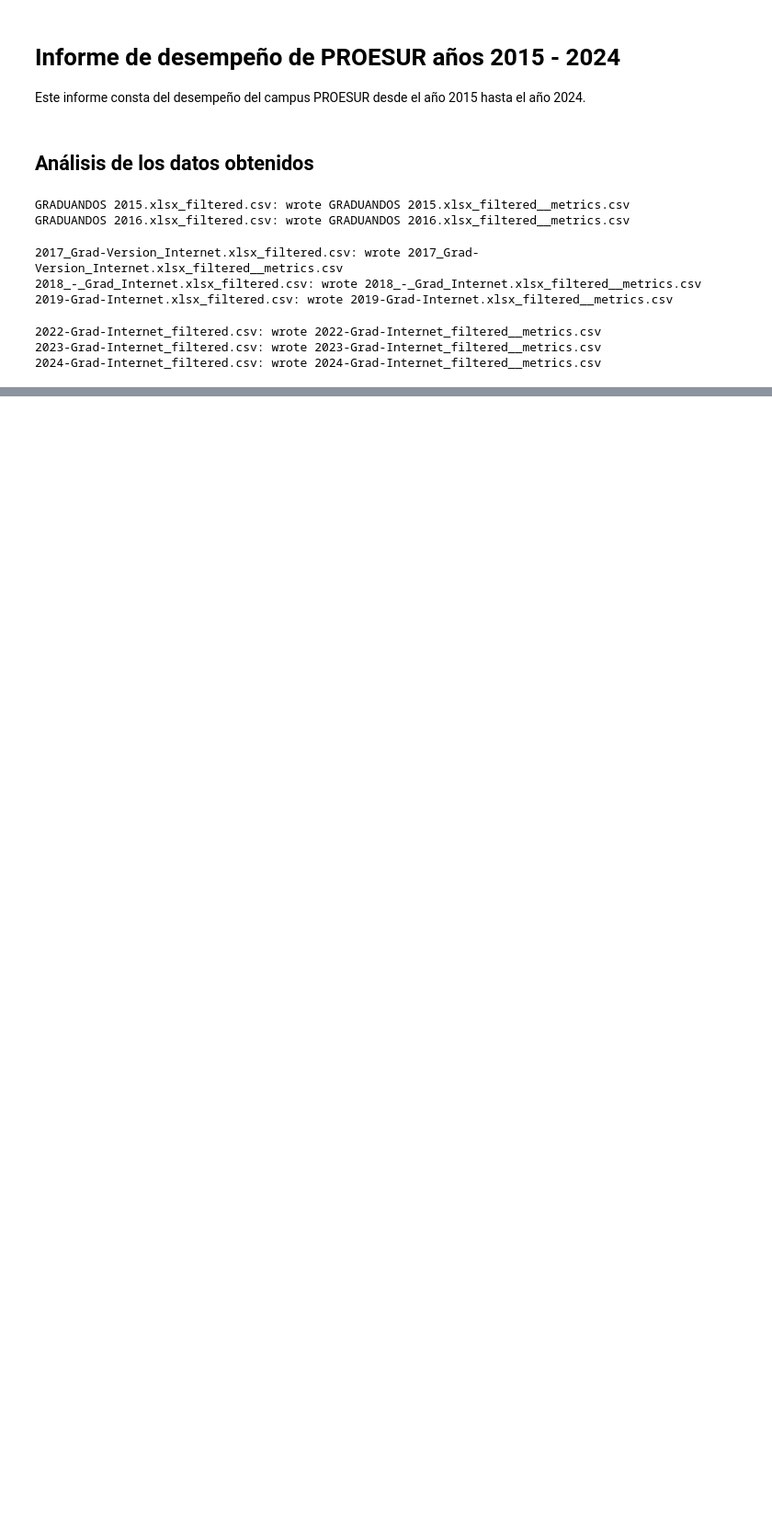
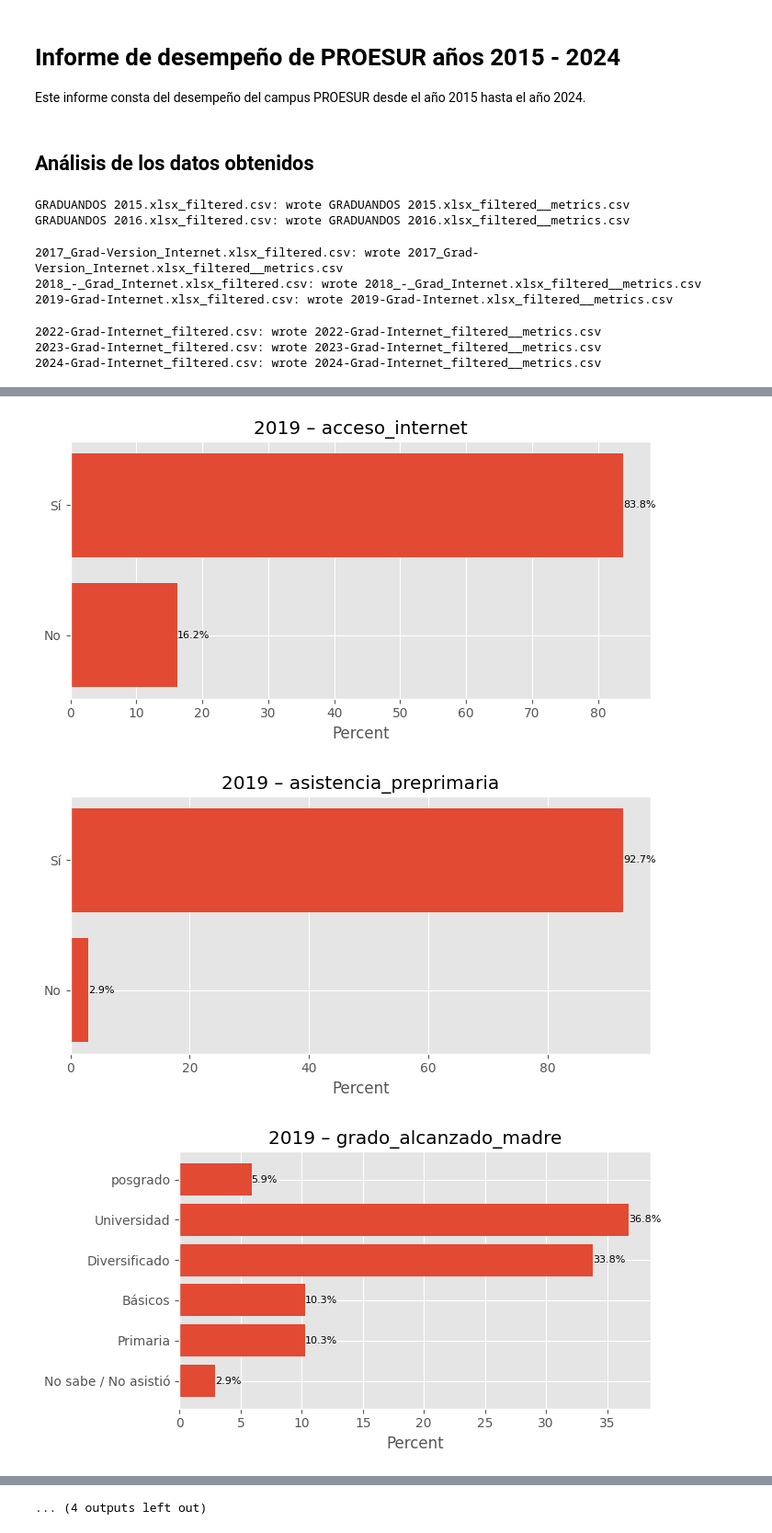
Before and after one commit to LuisMontenegro21/Horas-ext, a Jupyter notebook: informe_proesur.ipynb, the cells around one changed output, grey strips where cells are left out. Shown at 92% size. Drawn from its saved outputs; the diff is of its cells as text; code cells hidden in the pictures; blank space fills up the shorter version.

```diff
--- a/informe_proesur.ipynb
+++ b/informe_proesur.ipynb
@@ -345,0 +461,49 @@ run_all(CLEAN_PATH, early_reports)
+# %%
+
+def plot_metrics_ordered(path:Path):
+    df = pd.read_csv(path)
+    df.columns = df.columns.str.strip()
+
+    for var, subdf in df.groupby("variable"):
+        mapping = ALIASES_MAP.get(var)
+
+        if mapping:
+            # Expected categories in the desired order
+            ordered_labels = list(mapping.values())
+
+            # Current percentages from metrics
+            s = subdf.set_index("category")["percent"]
+
+            # Reindex to all expected labels, fill missing with 0
+            s = s.reindex(ordered_labels, fill_value=0.0)
+
+            cats = s.index
+            perc = s.values
+        else:
+            # No mapping: keep whatever is there, sorted by percent
+            subdf = subdf.sort_values("percent", ascending=True)
+            cats = subdf["category"]
+            perc = subdf["percent"].values
+
+
+        match = re.search(r"\b(19|20)\d{2}\b", path.stem)
+        year = match.group(0) if match else path.stem
+
+        plt.figure(figsize=(7, 4))
+        plt.barh(cats, perc)
+        plt.title(f"{year} – {var}")
+        plt.xlabel("Percent")
+
+        for i, p in enumerate(perc):
+            plt.text(p, i, f"{p:.1f}%", va="center", ha="left", fontsize=8)
+
+        plt.tight_layout(rect=(0, 0, 1, 0.95))
+        plt.show()
+# %%
+%matplotlib inline
+csv_path = Path("Extracted_data/metrics/2019-Grad-Internet.xlsx_filtered__metrics.csv")
+plot_metrics_ordered(csv_path)
+# %% [output]
+[figure, added]
+[figure, added]
+[figure, added]
@@ -345,0 +519 @@ run_all(CLEAN_PATH, early_reports)
+... (4 outputs left out)
```
Also changed, not shown: parts of 9 cells of this notebook, 8 other files.
